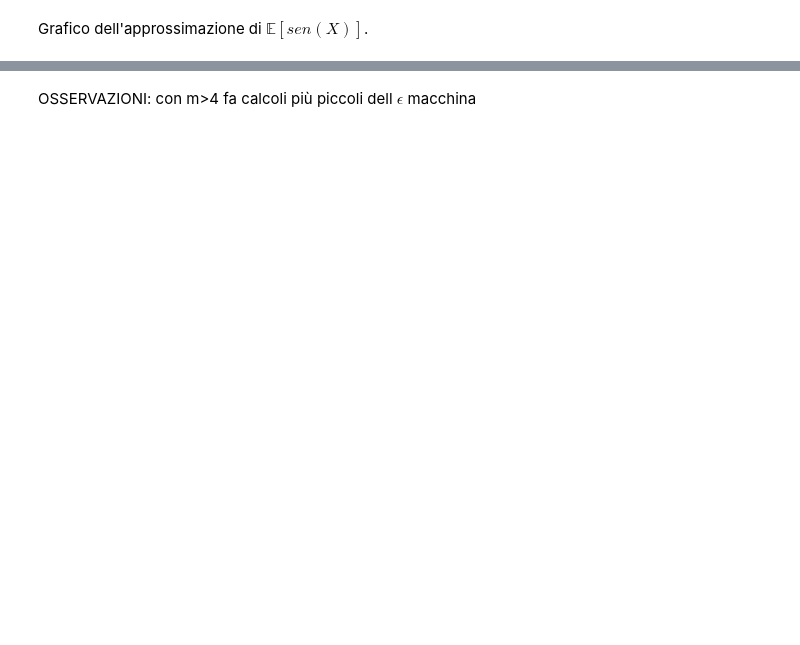
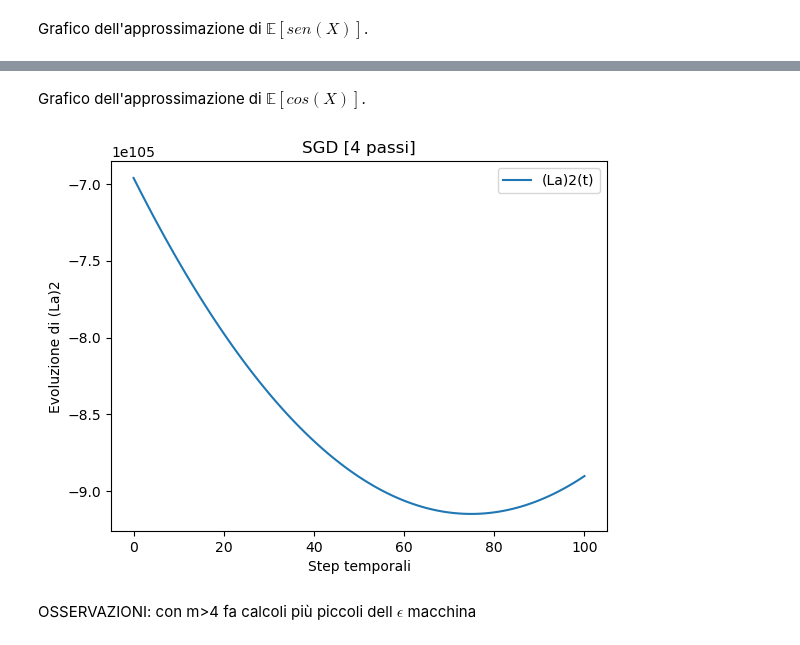
Before and after one commit to amatoandre/TESI, a Jupyter notebook: SDE.ipynb, the cells around one changed output, grey strips where cells are left out. Cells and saved outputs as stored; diff of their text form; code cells hidden in the pictures; blank space fills up the shorter version.

```diff
--- a/SDE.ipynb
+++ b/SDE.ipynb
@@ -240,2 +276,19 @@ plt.show()
+# %% [markdown]
+Grafico dell'approssimazione di $\mathbb{E}[cos(X)]$.
+# %%
+grafico = []
+for i in range(N+1):
+    grafico.append(L(T, a2, (T / N) * i, tipo))
+
+fig = plt.figure()
+plt.title("SGD [" + str(m) + " passi]")
+plt.xlabel("Step temporali")
+plt.ylabel("Evoluzione di (La)2")
+# plt.ylim(-1,1) # se non c'è il grafico è molto zoomato
+plt.plot(grafico, label='(La)2(t)')
+plt.legend()
+plt.show()
+# %% [output]
+[figure, added]
 # %% [markdown]
 OSSERVAZIONI: con m>4 fa calcoli più piccoli dell $\epsilon$ macchina
```
Also changed, not shown: parts of 22 cells of this notebook.
